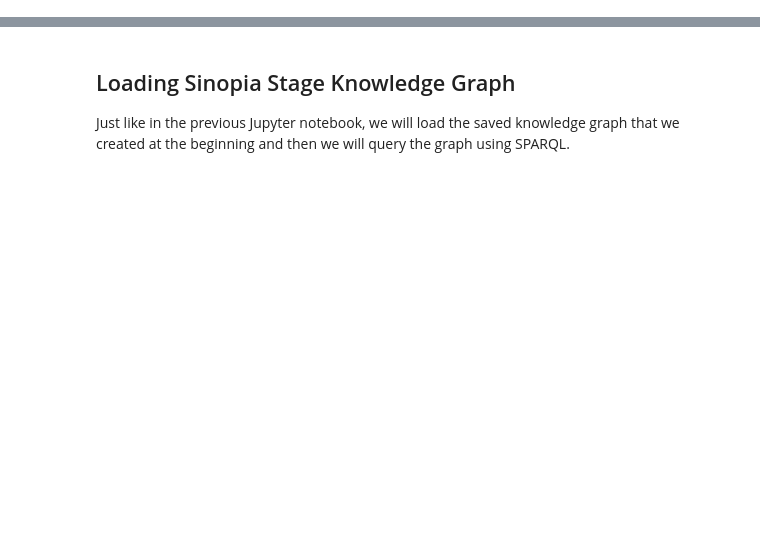
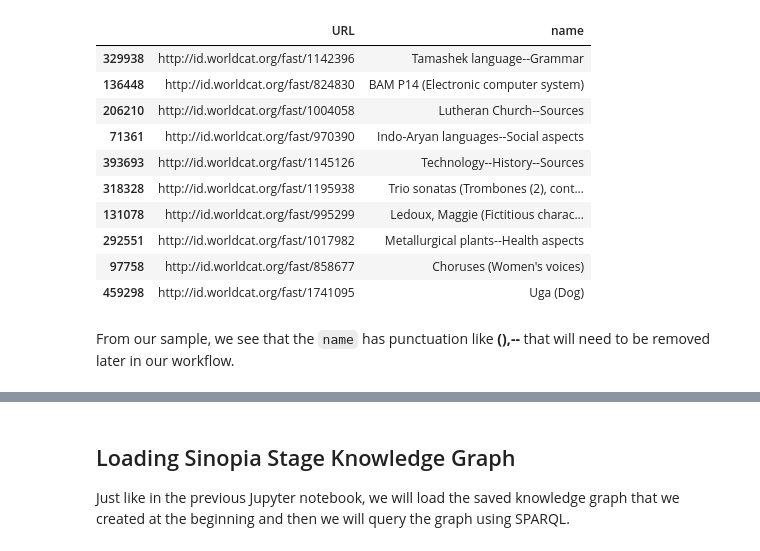
Before and after one commit to LD4P/rdf-ai-workshop, a Jupyter notebook: 03_NLPspaCy.ipynb, the cells around one changed output, grey strips where cells are left out. Saved outputs shown, nothing was run; the diff lists cells and outputs as text; code cells hidden in the pictures; blank space fills up the shorter version.

```diff
--- a/03_NLPspaCy.ipynb
+++ b/03_NLPspaCy.ipynb
@@ -22,0 +48,16 @@ The lab_black extension is already loaded. To reload it, use:
+# %%
+fast_topics.sample(10)
+# %% [output]
+|  | URL | name |
+| 329938 | http://id.worldcat.org/fast/1142396 | Tamashek language--Grammar |
+| 136448 | http://id.worldcat.org/fast/824830 | BAM P14 (Electronic computer system) |
+| 206210 | http://id.worldcat.org/fast/1004058 | Lutheran Church--Sources |
+| 71361 | http://id.worldcat.org/fast/970390 | Indo-Aryan languages--Social aspects |
+| 393693 | http://id.worldcat.org/fast/1145126 | Technology--History--Sources |
+| 318328 | http://id.worldcat.org/fast/1195938 | Trio sonatas (Trombones (2), cont... |
+| 131078 | http://id.worldcat.org/fast/995299 | Ledoux, Maggie (Fictitious charac... |
+| 292551 | http://id.worldcat.org/fast/1017982 | Metallurgical plants--Health aspects |
+| 97758 | http://id.worldcat.org/fast/858677 | Choruses (Women's voices) |
+| 459298 | http://id.worldcat.org/fast/1741095 | Uga (Dog) |
+# %% [markdown]
+From our sample, we see that the `name` has punctuation like **(),--** that will need to be removed later in our workflow.
```
Also changed, not shown: parts of 80 cells of this notebook, 9 other files.
